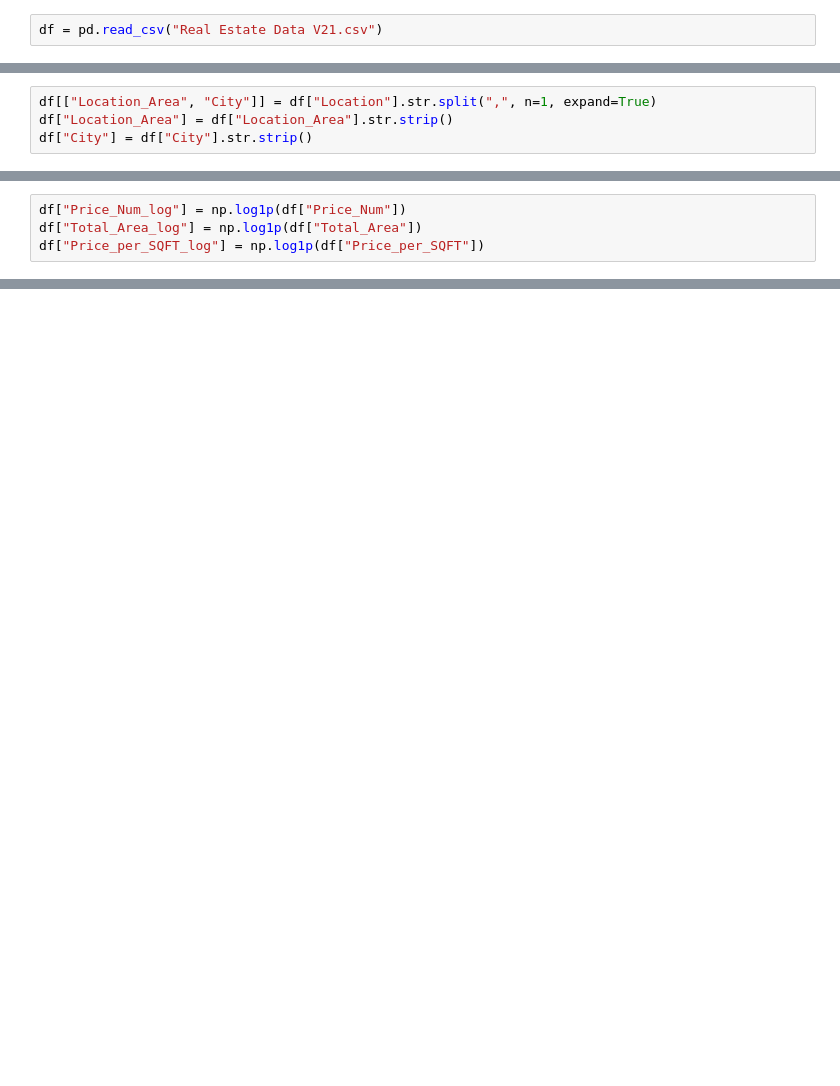
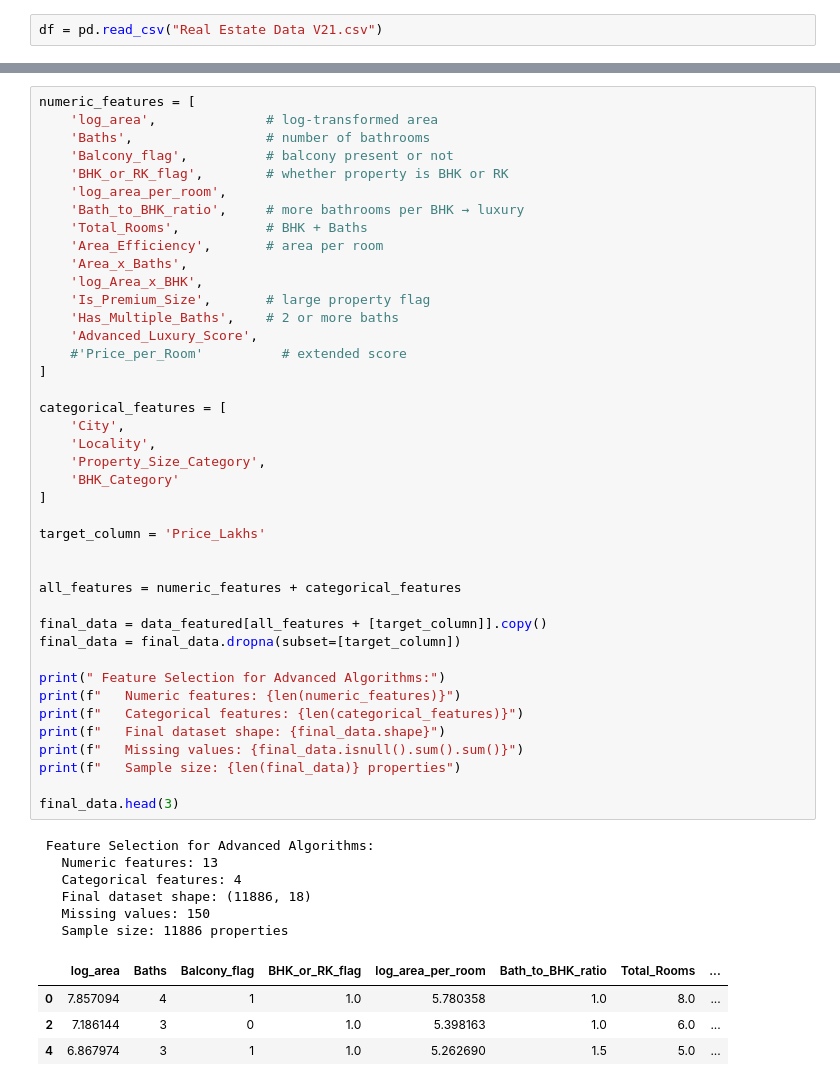
Before and after one commit to AabidMK/RealtyAI_Infosys_Internship_Aug2025, a Jupyter notebook: House Price prediction model.ipynb, the cells around one changed output, grey strips where cells are left out. Drawn from its saved outputs; the diff is of its cells as text; blank space fills up the shorter version.

```diff
--- a/House Price prediction model.ipynb
+++ b/House Price prediction model.ipynb
@@ -503,4 +18,0 @@ from sklearn.preprocessing import StandardScaler
-# %%
-df[["Location_Area", "City"]] = df["Location"].str.split(",", n=1, expand=True)
-df["Location_Area"] = df["Location_Area"].str.strip()
-df["City"] = df["City"].str.strip()
@@ -523,4 +18,0 @@ dtype: float64
-# %%
-df["Price_Num_log"] = np.log1p(df["Price_Num"])
-df["Total_Area_log"] = np.log1p(df["Total_Area"])
-df["Price_per_SQFT_log"] = np.log1p(df["Price_per_SQFT"])
@@ -607,0 +292,52 @@ Test: {'MAE': 0.3502264512000462, 'RMSE': np.float64(0.5301462110122731), 'R2':
+# %%
+numeric_features = [
+    'log_area',              # log-transformed area
+    'Baths',                 # number of bathrooms
+    'Balcony_flag',          # balcony present or not
+    'BHK_or_RK_flag',        # whether property is BHK or RK
+    'log_area_per_room',
+    'Bath_to_BHK_ratio',     # more bathrooms per BHK → luxury
+    'Total_Rooms',           # BHK + Baths
+    'Area_Efficiency',       # area per room
+    'Area_x_Baths',
+    'log_Area_x_BHK',
+    'Is_Premium_Size',       # large property flag
+    'Has_Multiple_Baths',    # 2 or more baths
+    'Advanced_Luxury_Score',
+    #'Price_per_Room'          # extended score
+]
+
+categorical_features = [
+    'City',
+    'Locality',
+    'Property_Size_Category',
+    'BHK_Category'
+]
+
+target_column = 'Price_Lakhs'
+
+
+all_features = numeric_features + categorical_features
+
+final_data = data_featured[all_features + [target_column]].copy()
+final_data = final_data.dropna(subset=[target_column])
+
+print(" Feature Selection for Advanced Algorithms:")
+print(f"   Numeric features: {len(numeric_features)}")
+print(f"   Categorical features: {len(categorical_features)}")
+print(f"   Final dataset shape: {final_data.shape}")
+print(f"   Missing values: {final_data.isnull().sum().sum()}")
+print(f"   Sample size: {len(final_data)} properties")
+
+final_data.head(3)
+# %% [output]
+ Feature Selection for Advanced Algorithms:
+   Numeric features: 13
+   Categorical features: 4
+   Final dataset shape: (11886, 18)
+   Missing values: 150
+   Sample size: 11886 properties
+|  | log_area | Baths | Balcony_flag | BHK_or_RK_flag | log_area_per_room | Bath_to_BHK_ratio | Total_Rooms | ... |
+| 0 | 7.857094 | 4 | 1 | 1.0 | 5.780358 | 1.0 | 8.0 | ... |
+| 2 | 7.186144 | 3 | 0 | 1.0 | 5.398163 | 1.0 | 6.0 | ... |
+| 4 | 6.867974 | 3 | 1 | 1.0 | 5.262690 | 1.5 | 5.0 | ... |
```
Also changed, not shown: parts of 81 cells of this notebook, 2 other files.
